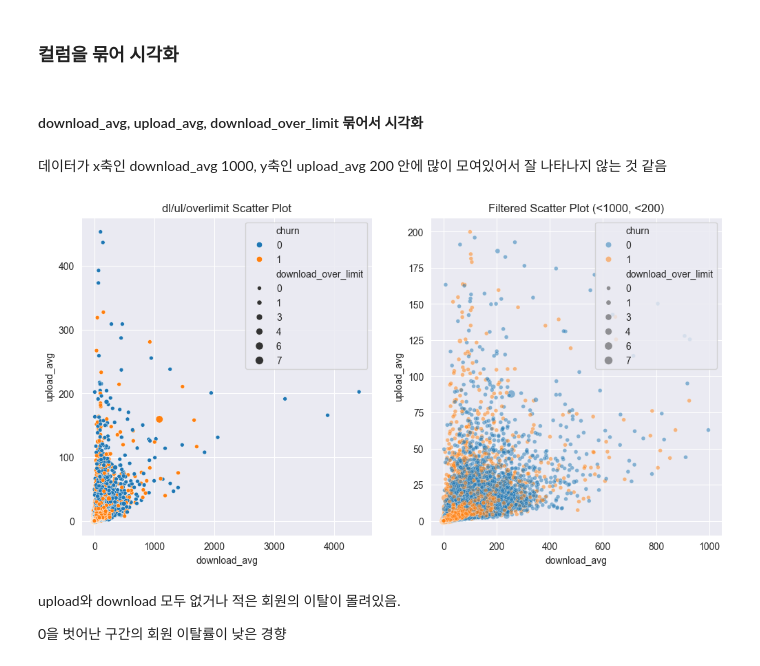
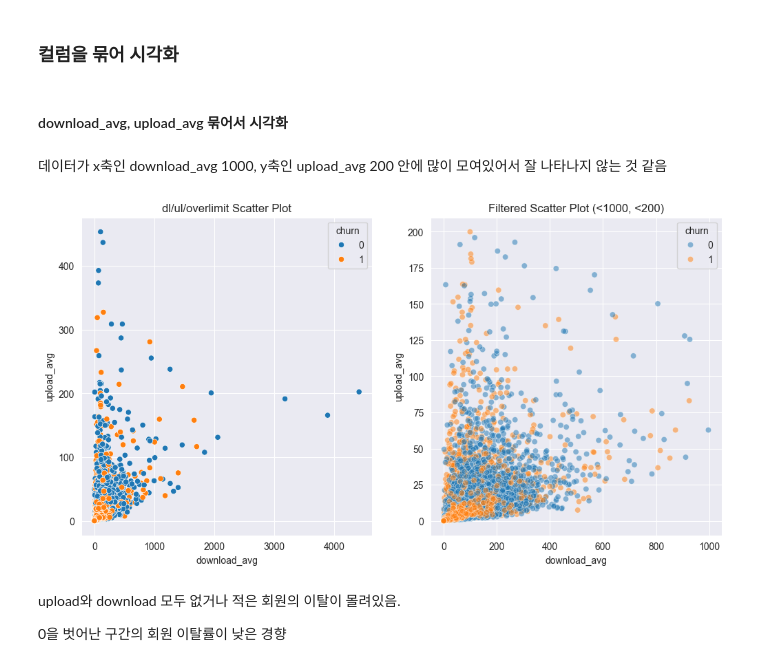
Before and after one commit to ParkVitna/SKN14-2nd-1Team, a Jupyter notebook: HanSeongGyu/EDA_1st.ipynb, the cells around one changed output. Drawn from its saved outputs; the diff is of its cells as text; code cells hidden in the pictures.

```diff
--- a/HanSeongGyu/EDA_1st.ipynb
+++ b/HanSeongGyu/EDA_1st.ipynb
@@ -315,25 +318,25 @@ plt.show()
 # %% [markdown]
 ### 컬럼을 묶어 시각화
 # %% [markdown]
-#### download_avg, upload_avg, download_over_limit 묶어서 시각화
+#### download_avg, upload_avg 묶어서 시각화
 # %% [markdown]
 데이터가 x축인 download_avg 1000, y축인 upload_avg 200 안에 많이 모여있어서 잘 나타나지 않는 것 같음
 # %%
 filtered_df = df[(df['download_avg'] < 1000) & (df['upload_avg'] < 200)]
 
 plt.figure(figsize=(12,6))
 
 plt.subplot(1, 2, 1)
-sns.scatterplot(data = df, x = 'download_avg', y = 'upload_avg', hue = 'churn', size= 'download_over_limit')
+sns.scatterplot(data = df, x = 'download_avg', y = 'upload_avg', hue = 'churn')
 plt.title("dl/ul/overlimit Scatter Plot")
 
 
 plt.subplot(1, 2, 2)
-sns.scatterplot(data=filtered_df, x='download_avg', y='upload_avg', hue='churn', size='download_over_limit', alpha=0.5)
+sns.scatterplot(data=filtered_df, x='download_avg', y='upload_avg', hue='churn', alpha=0.5)
 plt.title("Filtered Scatter Plot (<1000, <200)")
 plt.show()
 # %% [output]
-[figure, old version]
+[figure, new version]
 # %% [markdown]
 upload와 download 모두 없거나 적은 회원의 이탈이 몰려있음.
 
```
Also changed, not shown: parts of 16 cells of this notebook.
